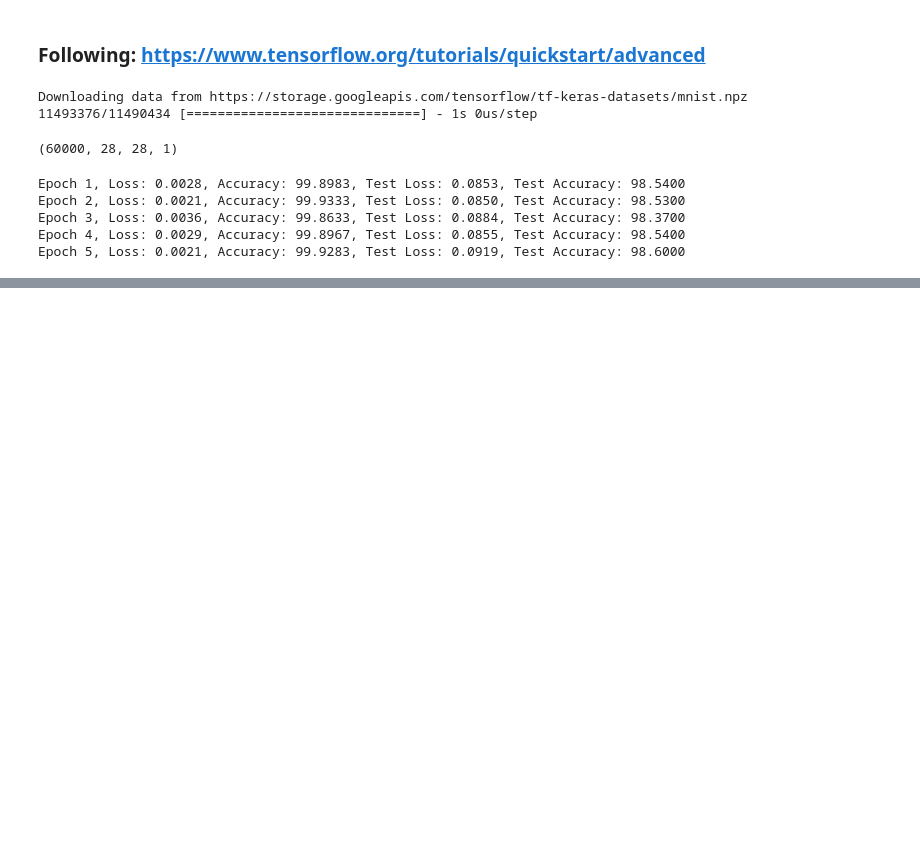
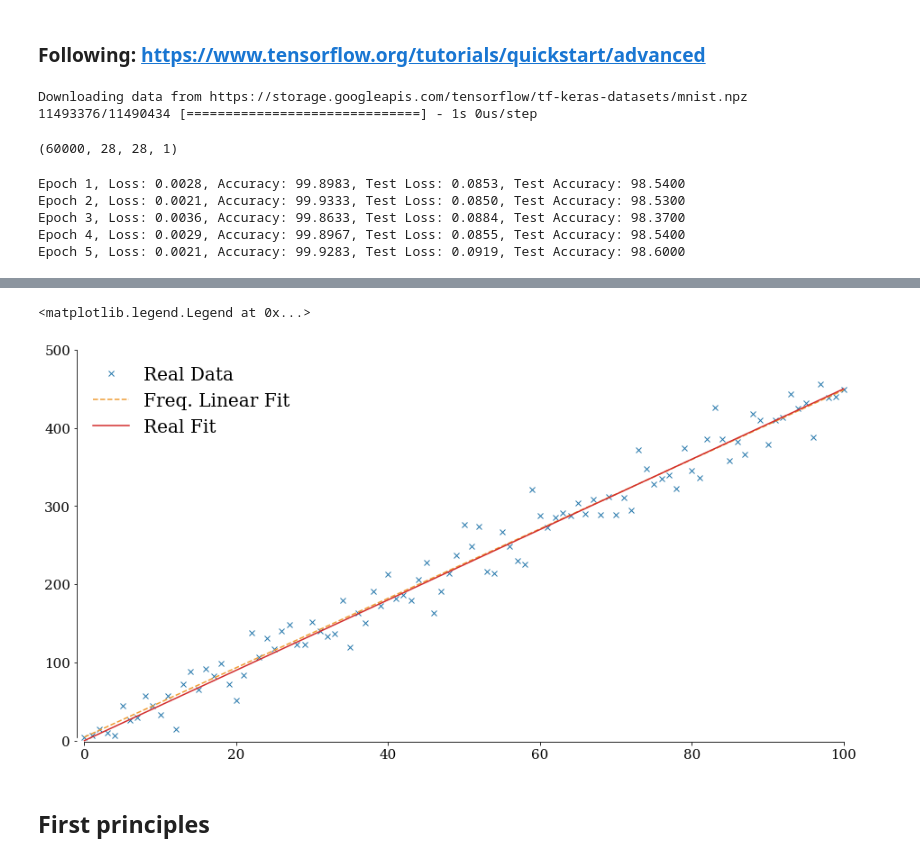
Before and after one commit to joeycrossy/personal_projects, a Jupyter notebook: Tensorflow/Intro_to_TF.ipynb, the cells around one changed output, grey strips where cells are left out. Drawn from its saved outputs; the diff is of its cells as text; code cells hidden in the pictures; blank space fills up the shorter version.

```diff
--- a/Tensorflow/Intro_to_TF.ipynb
+++ b/Tensorflow/Intro_to_TF.ipynb
@@ -112,0 +157,26 @@ Epoch 5, Loss: 0.0021, Accuracy: 99.9283, Test Loss: 0.0919, Test Accuracy: 98.6
+# %%
+# Frequentist approach
+X_hat = np.array([[1 for i in range(len(X))], X]).T
+
+μ_est_lin = np.linalg.inv(X_hat.T@X_hat) @ X_hat.T @ y_true
+# %%
+def line_reg(beta, x):
+    return beta[1]*x[:,1] + beta[0]*x[:,0]
+# %%
+fig,ax = plt.subplots(figsize=(16,8))
+plt.plot(X_hat[:,1], y_true, marker= 'x', ls='', label = 'Real Data')
+plt.plot(X, line_reg(μ_est_lin, X_hat), ls='--', label = 'Freq. Linear Fit')
+plt.plot(X, μ_real*X, label = 'Real Fit')
+
+ax.set_xlim(X.min()-(X.max() - X.min())/100)
+ax.set_ylim(y_true.min()-(roundup(y_true.max() - y_true.min())/100), roundup(y_true.max()))
+
+ax.spines['bottom'].set_bounds(X.min(), X.max())
+ax.spines['left'].set_bounds(y_true.min(), roundup(y_true.max()))
+
+plt.legend()
+# %% [output]
+<matplotlib.legend.Legend at 0x...>
+[figure, added]
+# %% [markdown]
+## First principles
```
Also changed, not shown: parts of 38 cells of this notebook, 4 other files.
